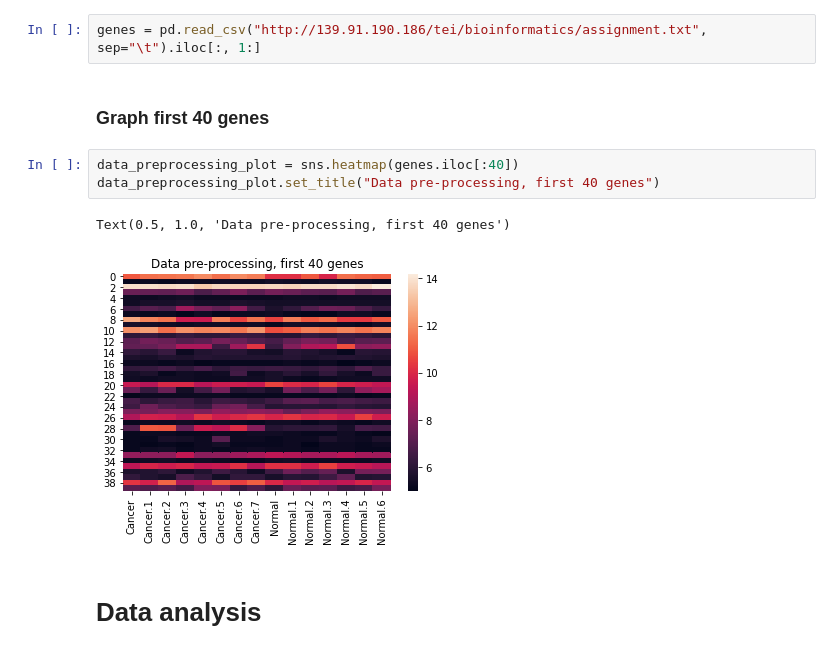
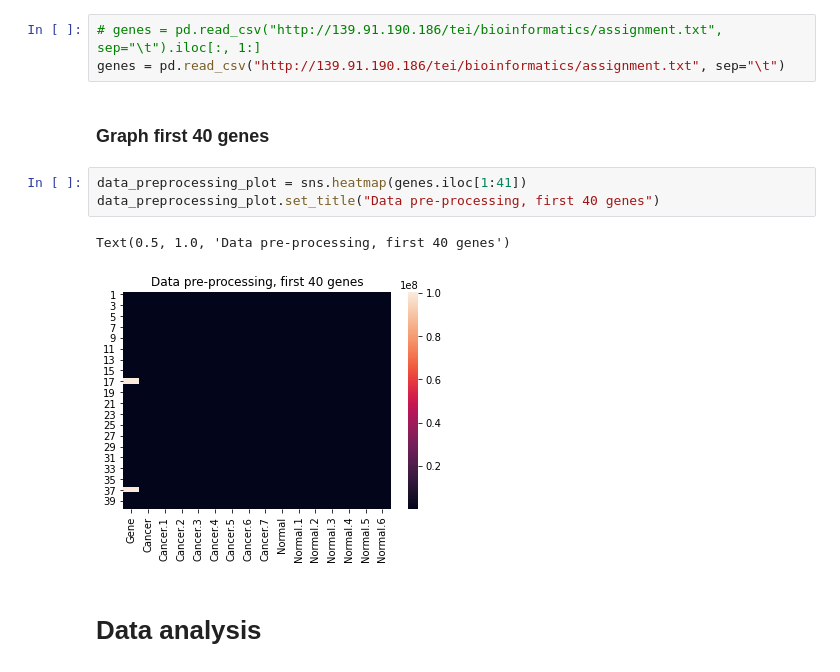
Before and after one commit to mzamayias/uni-work, a Jupyter notebook: lab/assignments/assignment_1/assignment_1.ipynb, the cells around one changed output. Drawn from its saved outputs; the diff is of its cells as text.

```diff
--- a/lab/assignments/assignment_1/assignment_1.ipynb
+++ b/lab/assignments/assignment_1/assignment_1.ipynb
@@ -11,15 +9,16 @@ import matplotlib.pyplot as plt
 # %% [markdown]
 ### Read gene data
 # %%
-genes = pd.read_csv("http://139.91.190.186/tei/bioinformatics/assignment.txt", sep="\t").iloc[:, 1:]
+# genes = pd.read_csv("http://139.91.190.186/tei/bioinformatics/assignment.txt", sep="\t").iloc[:, 1:]
+genes = pd.read_csv("http://139.91.190.186/tei/bioinformatics/assignment.txt", sep="\t")
 # %% [markdown]
 ### Graph first 40 genes
 # %%
-data_preprocessing_plot = sns.heatmap(genes.iloc[:40])
+data_preprocessing_plot = sns.heatmap(genes.iloc[1:41])
 data_preprocessing_plot.set_title("Data pre-processing, first 40 genes")
 # %% [output]
 Text(0.5, 1.0, 'Data pre-processing, first 40 genes')
-[figure, old version]
+[figure, new version]
 # %% [markdown]
 # Data analysis
 # %% [markdown]
```
Also changed, not shown: parts of 24 cells of this notebook.
